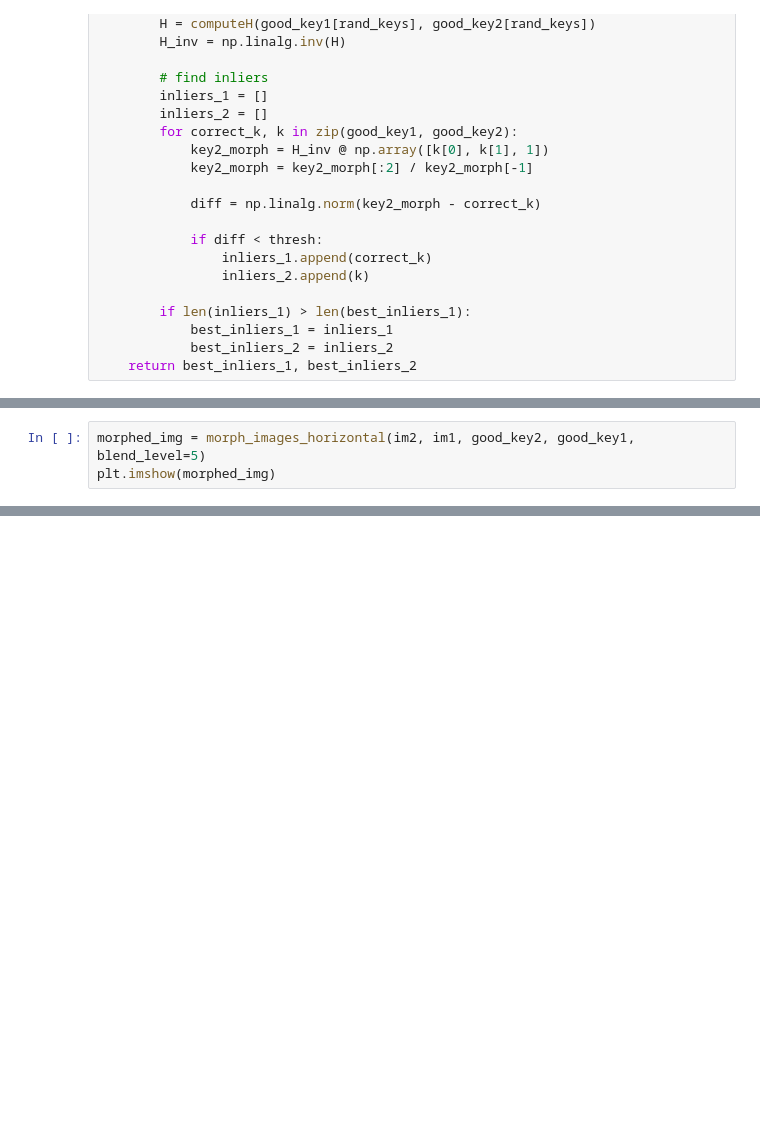
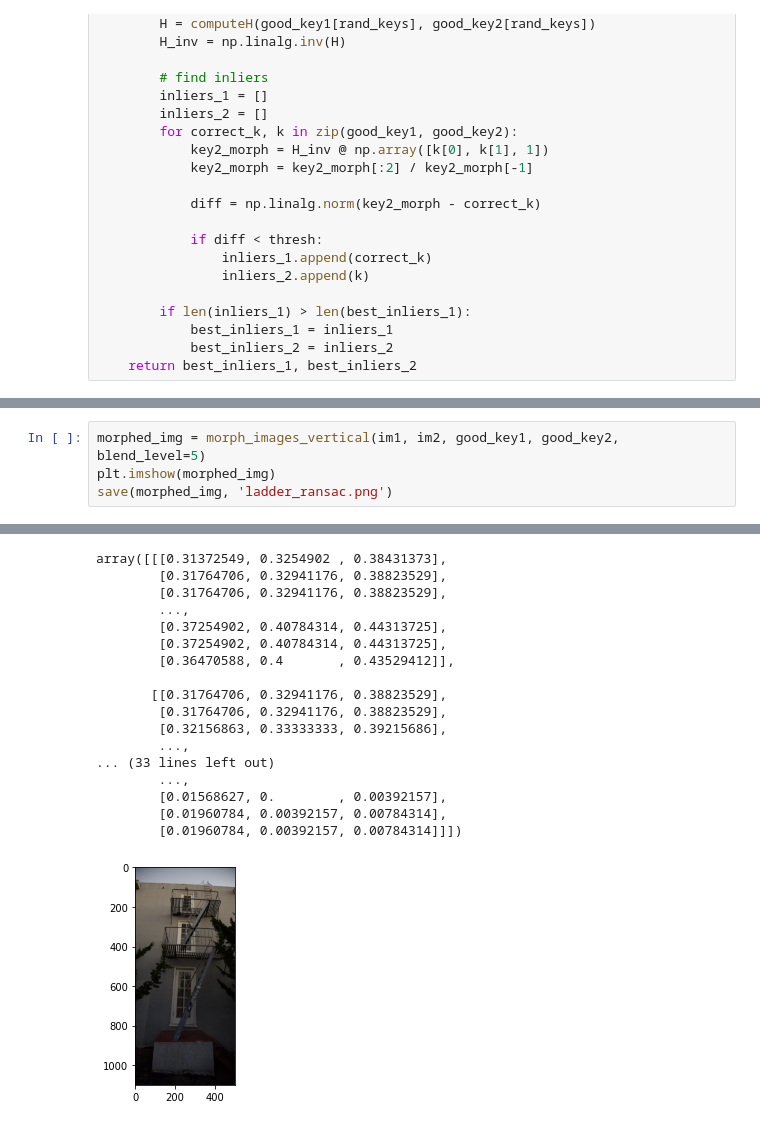
Before and after one commit to didvi/photo-mosaics, a Jupyter notebook: part2.ipynb, the cells around one changed output, grey strips where cells are left out. Drawn from its saved outputs; the diff is of its cells as text; blank space fills up the shorter version.

```diff
--- a/part2.ipynb
+++ b/part2.ipynb
@@ -360,3 +362,5 @@ ValueError: Sample larger than population or is negative
 # %%
-morphed_img = morph_images_horizontal(im2, im1, good_key2, good_key1, blend_level=5)
+morphed_img = morph_images_vertical(im1, im2, good_key1, good_key2, blend_level=5)
 plt.imshow(morphed_img)
+save(morphed_img, 'ladder_ransac.png')
+# %% [output]
@@ -362,0 +368,18 @@ plt.imshow(morphed_img)
+array([[[0.31372549, 0.3254902 , 0.38431373],
+        [0.31764706, 0.32941176, 0.38823529],
+        [0.31764706, 0.32941176, 0.38823529],
+        ...,
+        [0.37254902, 0.40784314, 0.44313725],
+        [0.37254902, 0.40784314, 0.44313725],
+        [0.36470588, 0.4       , 0.43529412]],
+
+       [[0.31764706, 0.32941176, 0.38823529],
+        [0.31764706, 0.32941176, 0.38823529],
+        [0.32156863, 0.33333333, 0.39215686],
+        ...,
+... (33 lines left out)
+        ...,
+        [0.01568627, 0.        , 0.00392157],
+        [0.01960784, 0.00392157, 0.00784314],
+        [0.01960784, 0.00392157, 0.00784314]]])
+[figure, added]
```
Also changed, not shown: parts of 4 cells of this notebook, 3 other files.
